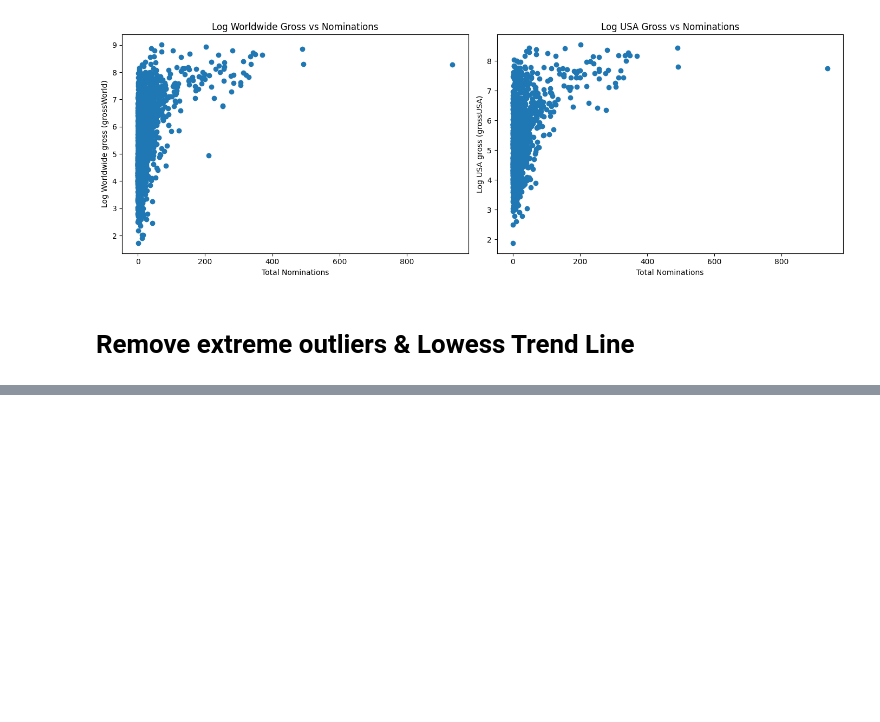
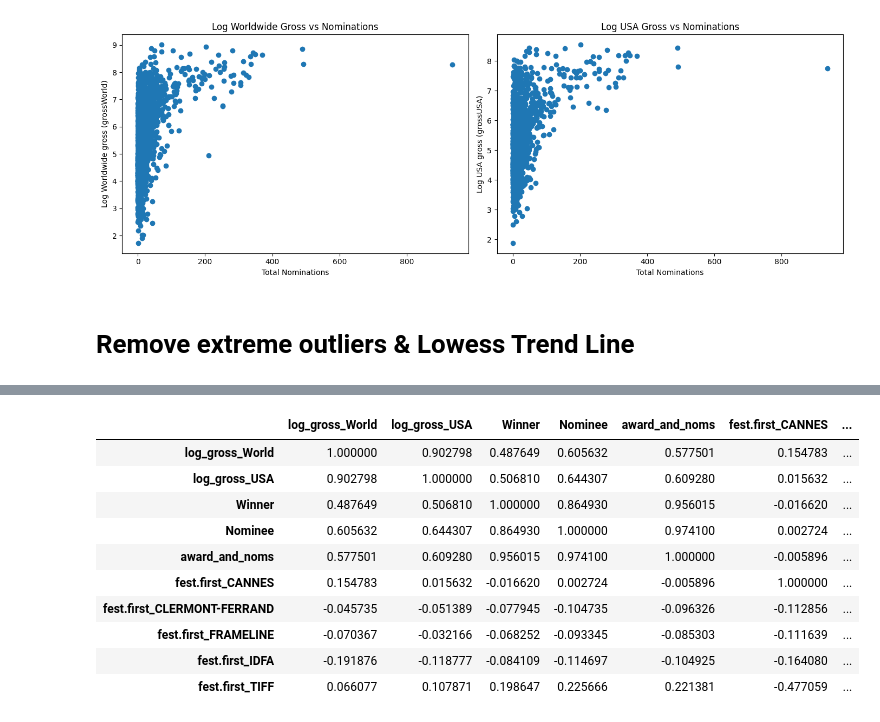
Before and after one commit to cillustrisimo/data144finalproj, a Jupyter notebook: cleaning_data.ipynb, the cells around one changed output, grey strips where cells are left out. Saved outputs shown, nothing was run; the diff lists cells and outputs as text; code cells hidden in the pictures; blank space fills up the shorter version.

```diff
--- a/cleaning_data.ipynb
+++ b/cleaning_data.ipynb
@@ -550,0 +585,31 @@ plt.show()
+# %%
+categorical_cols = [
+    'fest.first',
+    'fest.sect.first',
+    'fest',
+    'fest.sect',
+    'award.institution',
+    'award',
+    'award.category'
+]
+
+fest_first_imdb = pd.get_dummies(
+    fest_imdb,
+    columns=['fest.first'],
+    drop_first=True
+)
+
+fest_first_imdb.columns
+fest_first_imdb[['log_gross_World', 'log_gross_USA', 'Winner', 'Nominee', 'award_and_noms', 'fest.first_CANNES', 'fest.first_CLERMONT-FERRAND', 'fest.first_FRAMELINE', 'fest.first_IDFA', 'fest.first_TIFF']].corr()
+# %% [output]
+|  | log_gross_World | log_gross_USA | Winner | Nominee | award_and_noms | fest.first_CANNES | ... |
+| log_gross_World | 1.000000 | 0.902798 | 0.487649 | 0.605632 | 0.577501 | 0.154783 | ... |
+| log_gross_USA | 0.902798 | 1.000000 | 0.506810 | 0.644307 | 0.609280 | 0.015632 | ... |
+| Winner | 0.487649 | 0.506810 | 1.000000 | 0.864930 | 0.956015 | -0.016620 | ... |
+| Nominee | 0.605632 | 0.644307 | 0.864930 | 1.000000 | 0.974100 | 0.002724 | ... |
+| award_and_noms | 0.577501 | 0.609280 | 0.956015 | 0.974100 | 1.000000 | -0.005896 | ... |
+| fest.first_CANNES | 0.154783 | 0.015632 | -0.016620 | 0.002724 | -0.005896 | 1.000000 | ... |
+| fest.first_CLERMONT-FERRAND | -0.045735 | -0.051389 | -0.077945 | -0.104735 | -0.096326 | -0.112856 | ... |
+| fest.first_FRAMELINE | -0.070367 | -0.032166 | -0.068252 | -0.093345 | -0.085303 | -0.111639 | ... |
+| fest.first_IDFA | -0.191876 | -0.118777 | -0.084109 | -0.114697 | -0.104925 | -0.164080 | ... |
+| fest.first_TIFF | 0.066077 | 0.107871 | 0.198647 | 0.225666 | 0.221381 | -0.477059 | ... |
```
Also changed, not shown: parts of 5 cells of this notebook.
